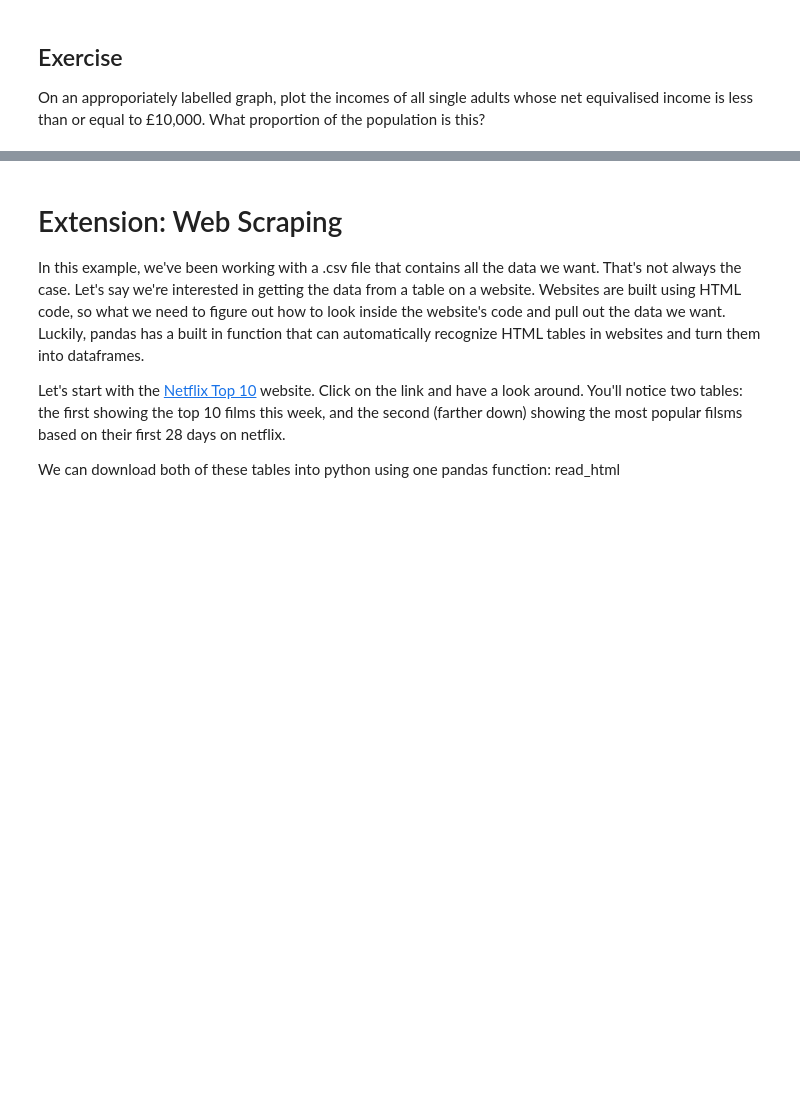
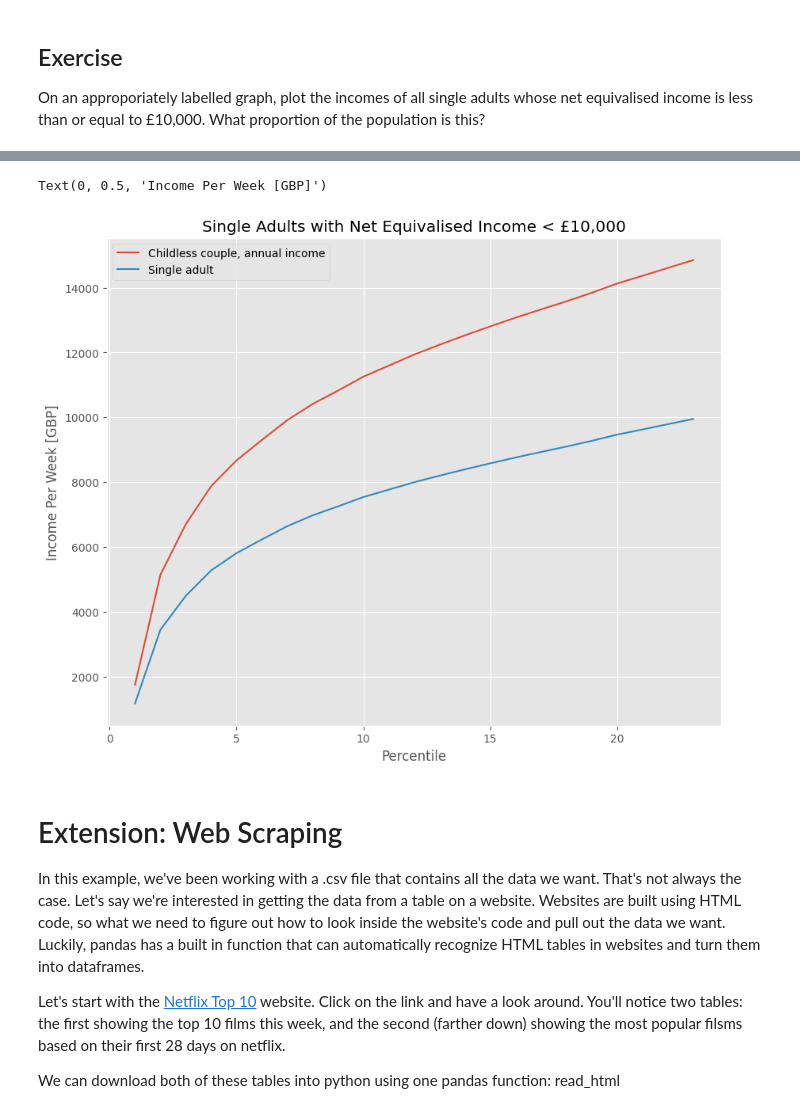
Before and after one commit to niallmirza/QM2, a Jupyter notebook: notebooks/W02. Pandas.ipynb, the cells around one changed output, grey strips where cells are left out. Cells and saved outputs as stored; diff of their text form; code cells hidden in the pictures; blank space fills up the shorter version.

```diff
--- a/notebooks/W02. Pandas.ipynb
+++ b/notebooks/W02. Pandas.ipynb
@@ -345,3 +425,8 @@ We won't dwell on comparative operative, here we've used ">" to mean "is greater
 # %% [markdown]
 ## Exercise
 On an approporiately labelled graph, plot the incomes of all single adults whose net equivalised income is less than or equal to £10,000. What proportion of the population is this?
+# %%
+clean = income[['Childless couple, annual income', 'Single adult']]
+clean = clean.replace(',', '', regex=True)
+clean = clean.replace('-', 'NaN', regex=True).astype('float')
+clean.head()
@@ -347,0 +441,3 @@ On an approporiately labelled graph, plot the incomes of all single adults whose
+# %%
+LessThan10k = clean[clean['Single adult']<=10000]
+LessThan10k.head()
@@ -348,3 +452,11 @@ On an approporiately labelled graph, plot the incomes of all single adults whose
+# %%
+LessThan10k.plot()
+plt.title("Single Adults with Net Equivalised Income < £10,000")
+plt.xlabel('Percentile')
+plt.ylabel('Income Per Week [GBP]')
+# %% [output]
+Text(0, 0.5, 'Income Per Week [GBP]')
+[figure, added]
 # %% [markdown]
 # Extension: Web Scraping
 
```
Also changed, not shown: parts of 23 cells of this notebook.
